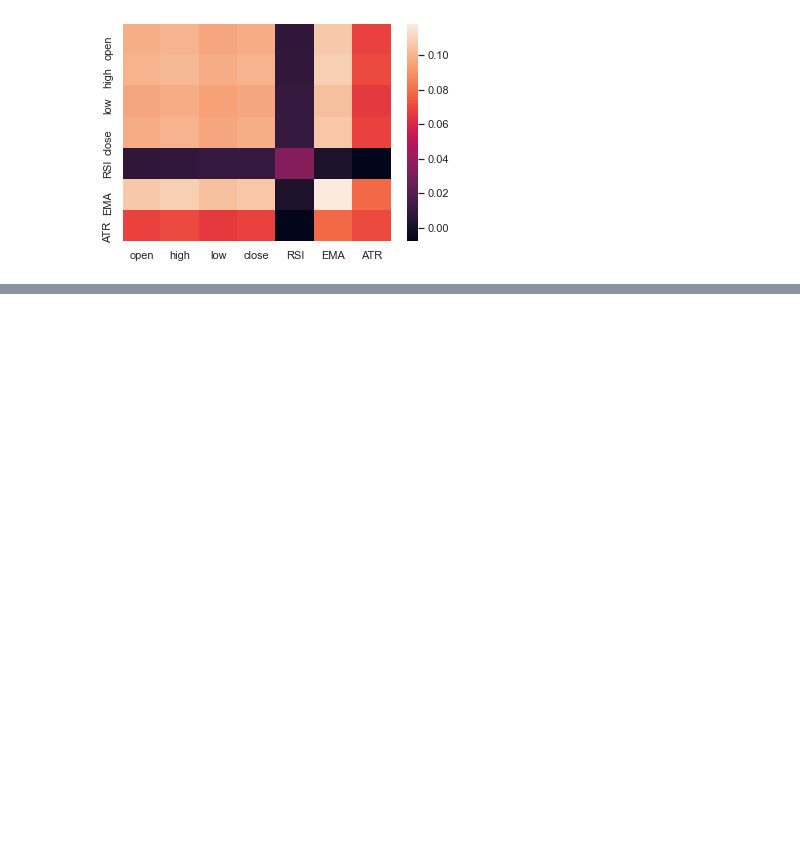
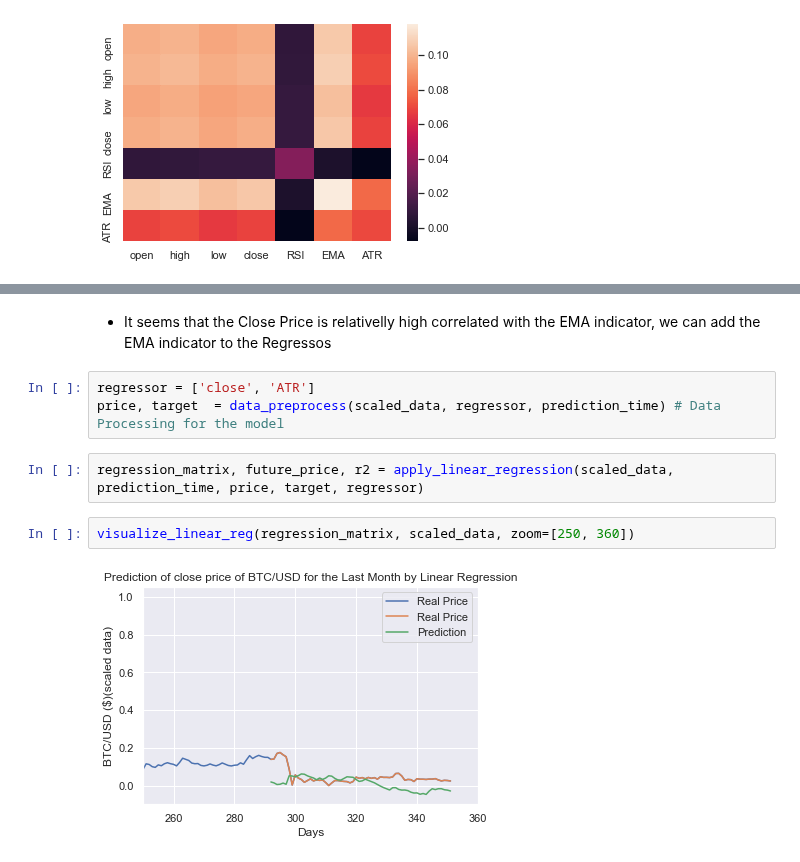
Before and after one commit to MohamedKeteb/Crypto_project, a Jupyter notebook: Bitcoin_pred.ipynb, the cells around one changed output, grey strips where cells are left out. Cells and saved outputs as stored; diff of their text form; blank space fills up the shorter version.

```diff
--- a/Bitcoin_pred.ipynb
+++ b/Bitcoin_pred.ipynb
@@ -182,3 +193,14 @@ array([[0.86255267],
+# %% [markdown]
+- It seems that the Close Price is relativelly high correlated with the EMA indicator, we can add the EMA indicator to the Regressos
+# %%
+regressor = ['close', 'ATR']
+price, target  = data_preprocess(scaled_data, regressor, prediction_time) # Data Processing for the model
+# %%
+regression_matrix, future_price, r2 = apply_linear_regression(scaled_data, prediction_time, price, target, regressor)
+# %%
+visualize_linear_reg(regression_matrix, scaled_data, zoom=[250, 360])
+# %% [output]
+[figure, added]
 # %%
 def apply_linear_regression(scaled_data, prediction_time, price, target, regressor):
 
```
Also changed, not shown: parts of 34 cells of this notebook, 1 other file.
